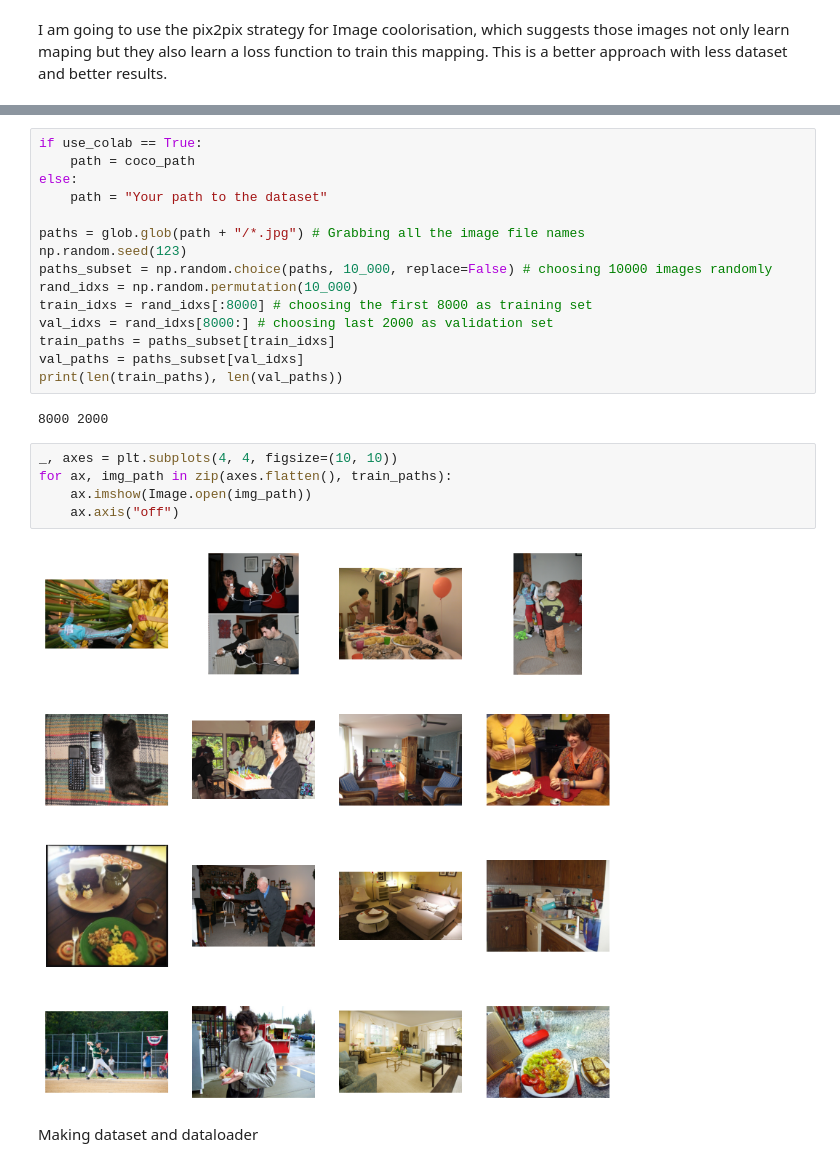
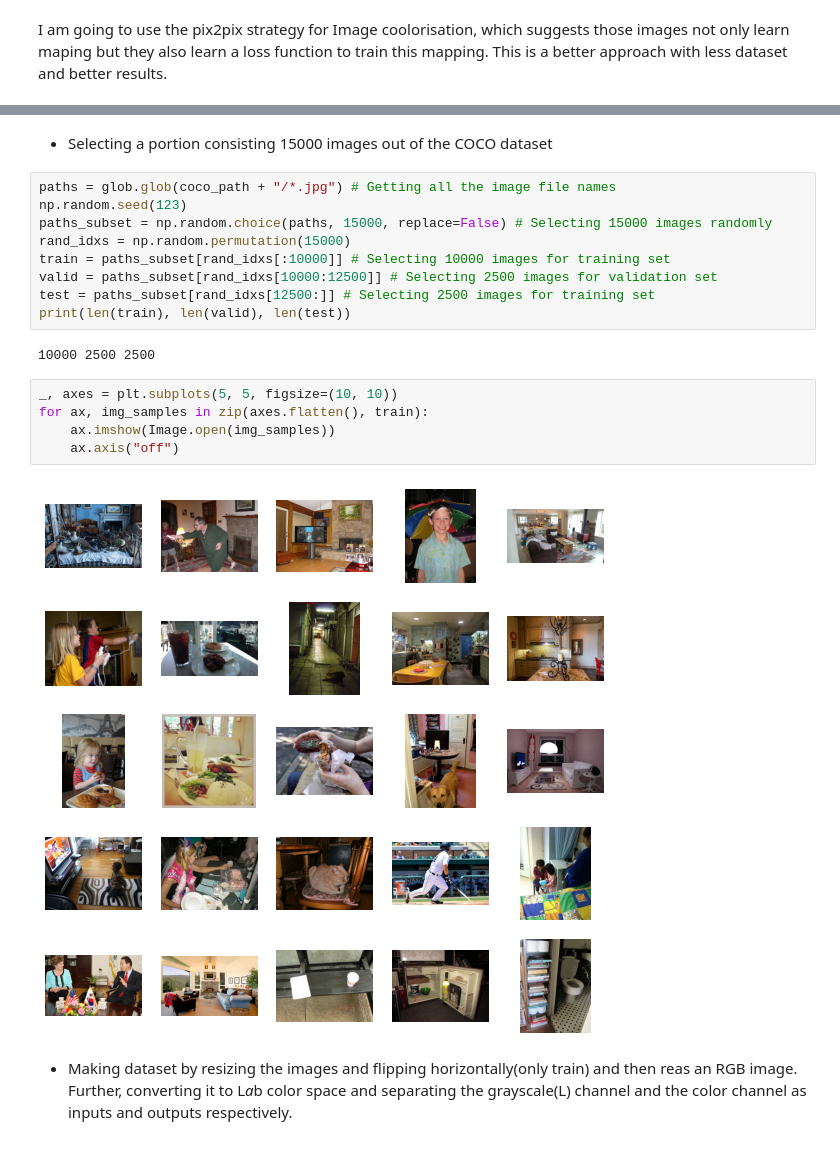
Before and after one commit to deepakmeena61/Image-Colorisation, a Jupyter notebook: image_colorisation.ipynb, the cells around one changed output, grey strips where cells are left out. Cells and saved outputs as stored; diff of their text form.

```diff
--- a/image_colorisation.ipynb
+++ b/image_colorisation.ipynb
@@ -59,26 +32,22 @@ use_colab = True
+# %% [markdown]
+- Selecting a portion consisting 15000 images out of the COCO dataset
 # %%
-if use_colab == True:
-    path = coco_path
-else:
-    path = "Your path to the dataset"
-
-paths = glob.glob(path + "/*.jpg") # Grabbing all the image file names
+paths = glob.glob(coco_path + "/*.jpg") # Getting all the image file names
 np.random.seed(123)
-paths_subset = np.random.choice(paths, 10_000, replace=False) # choosing 10000 images randomly
-rand_idxs = np.random.permutation(10_000)
-train_idxs = rand_idxs[:8000] # choosing the first 8000 as training set
-val_idxs = rand_idxs[8000:] # choosing last 2000 as validation set
-train_paths = paths_subset[train_idxs]
-val_paths = paths_subset[val_idxs]
-print(len(train_paths), len(val_paths))
+paths_subset = np.random.choice(paths, 15000, replace=False) # Selecting 15000 images randomly
+rand_idxs = np.random.permutation(15000)
+train = paths_subset[rand_idxs[:10000]] # Selecting 10000 images for training set
+valid = paths_subset[rand_idxs[10000:12500]] # Selecting 2500 images for validation set
+test = paths_subset[rand_idxs[12500:]] # Selecting 2500 images for training set
+print(len(train), len(valid), len(test))
 # %% [output]
-8000 2000
+10000 2500 2500
 # %%
-_, axes = plt.subplots(4, 4, figsize=(10, 10))
-for ax, img_path in zip(axes.flatten(), train_paths):
-    ax.imshow(Image.open(img_path))
+_, axes = plt.subplots(5, 5, figsize=(10, 10))
+for ax, img_samples in zip(axes.flatten(), train):
+    ax.imshow(Image.open(img_samples))
     ax.axis("off")
 # %% [output]
-[figure, old version]
+[figure, new version]
-# %% [markdown]
-Making dataset and dataloader
+# %% [markdown]
+- Making dataset by resizing the images and flipping horizontally(only train) and then reas an RGB image. Further, converting it to L*a*b color space and separating the grayscale(L) channel and the color channel as inputs and outputs respectively.
```
Also changed, not shown: parts of 28 cells of this notebook.
